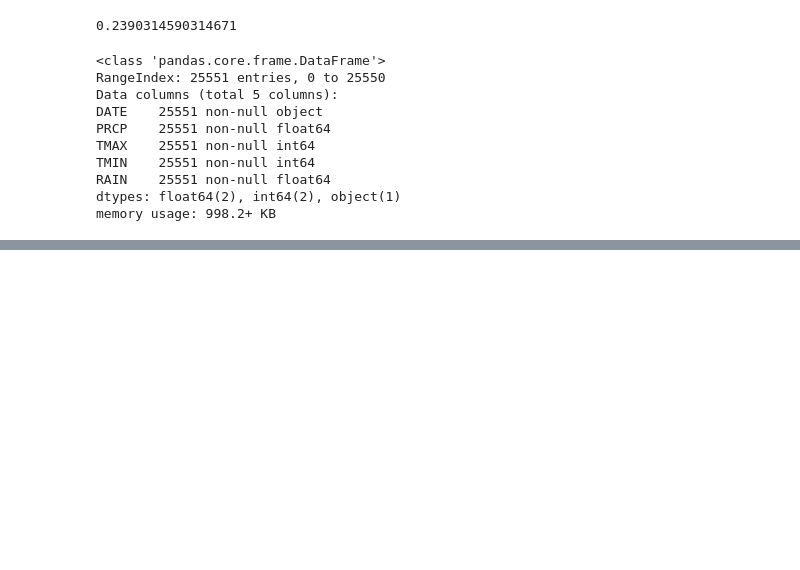
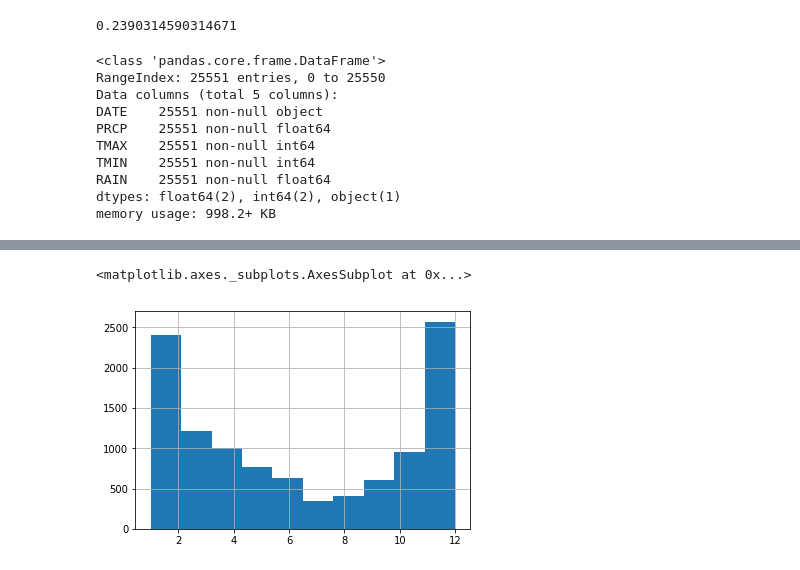
Before and after one commit to innovator-arjun/DataScience-Learning, a Jupyter notebook: Did it rain in Seattle/Rain Prediction in Seatle.ipynb, the cells around one changed output, grey strips where cells are left out. Cells and saved outputs as stored; diff of their text form; code cells hidden in the pictures; blank space fills up the shorter version.

```diff
--- a/Did it rain in Seattle/Rain Prediction in Seatle.ipynb
+++ b/Did it rain in Seattle/Rain Prediction in Seatle.ipynb
@@ -94,0 +109,6 @@ memory usage: 998.2+ KB
+# %%
+train['RAIN']=labelencoder.fit_transform(train['RAIN'])
+# %%
+train['month'] = pd.DatetimeIndex(train['DATE']).month
+# %%
+train['day']=pd.DatetimeIndex(train['DATE']).day
@@ -94,0 +134,8 @@ memory usage: 998.2+ KB
+# %%
+rain=train[train['RAIN']==1]
+norain=train[train['RAIN']==0]
+# %%
+rain['month'].hist()
+# %% [output]
+<matplotlib.axes._subplots.AxesSubplot at 0x...>
+[figure, added]
```
Also changed, not shown: parts of 9 cells of this notebook.
